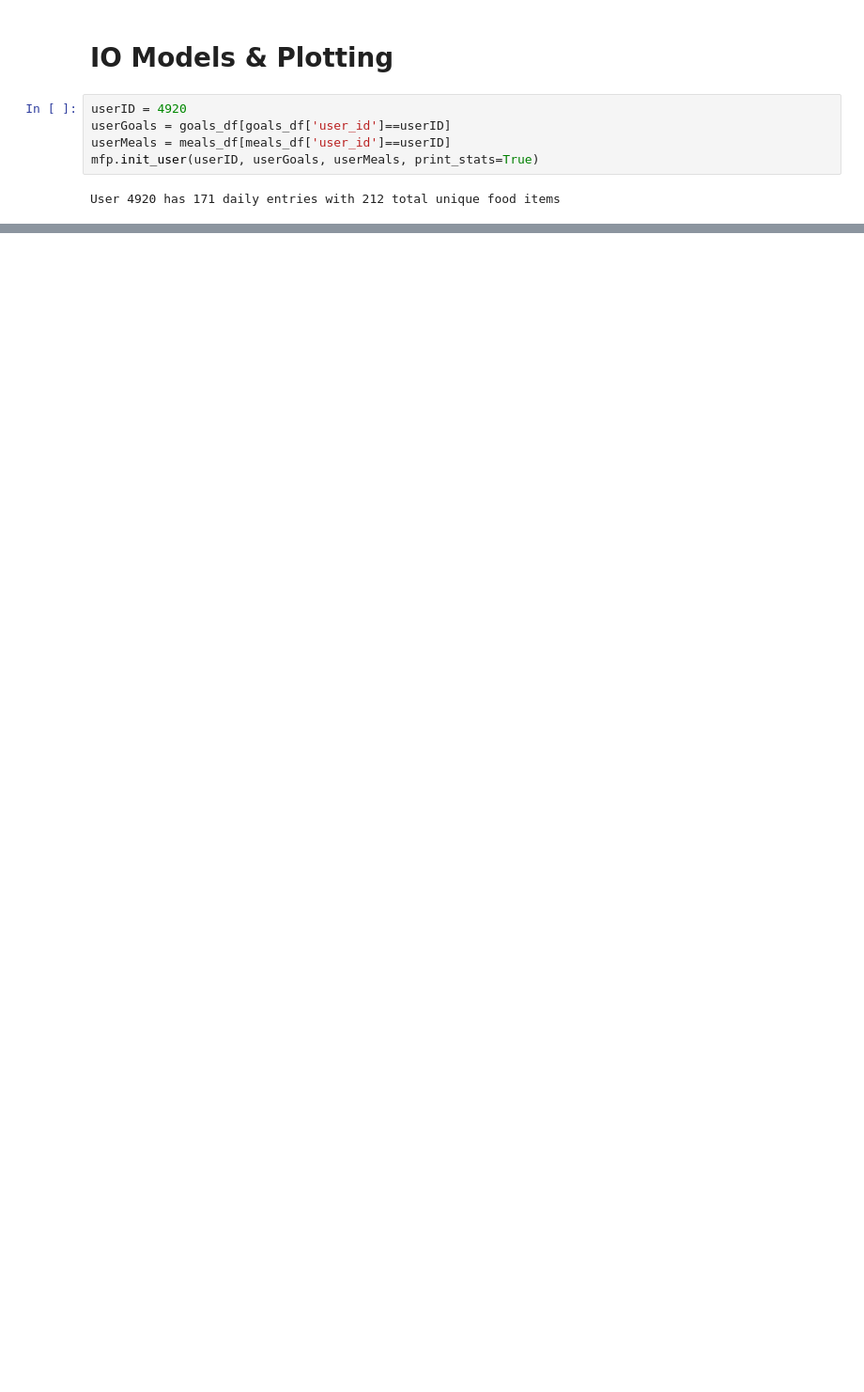
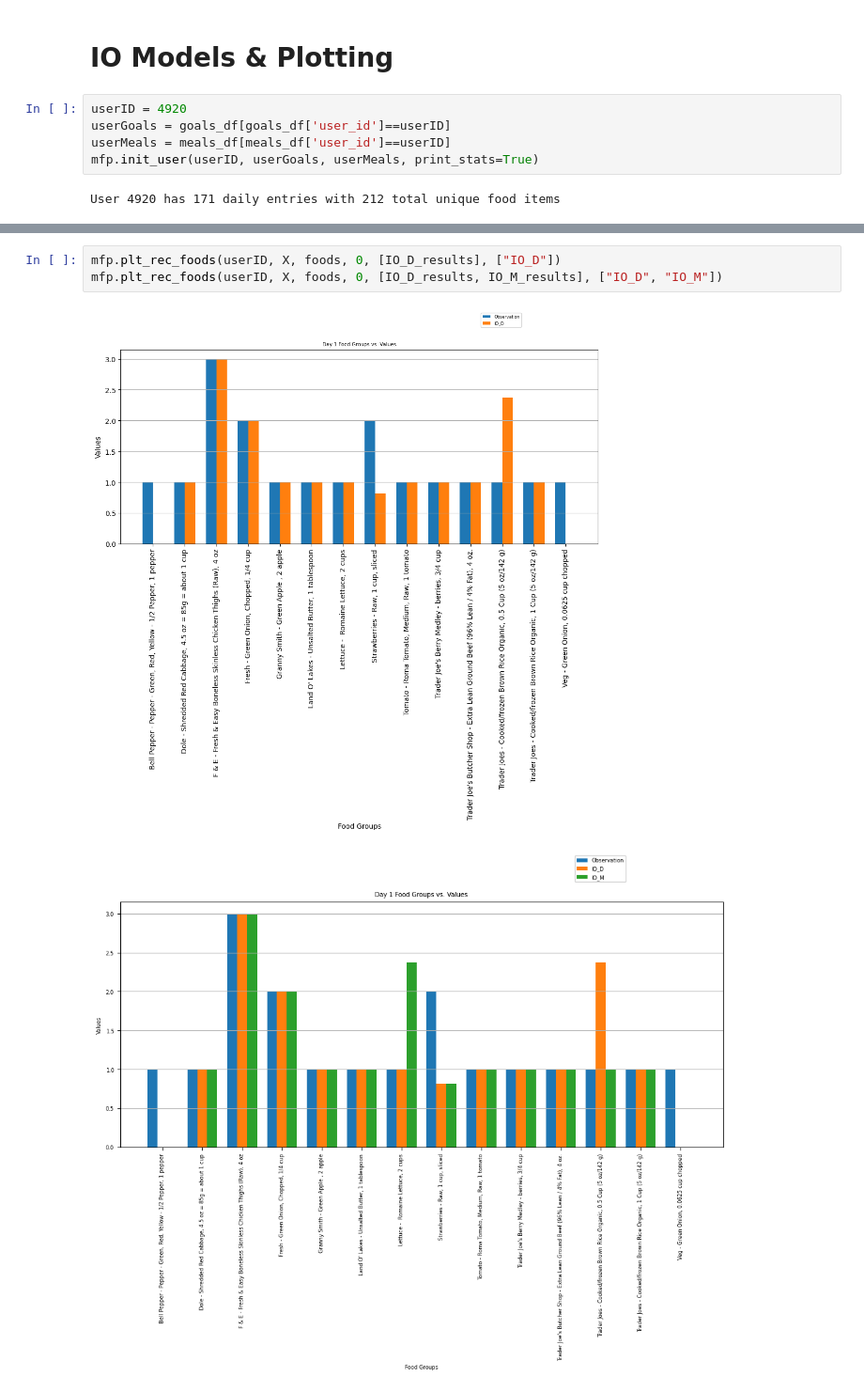
Before and after one commit to FarzinAhmadi/IO-with-behavior-Change, a Jupyter notebook: demo_functions.ipynb, the cells around one changed output, grey strips where cells are left out. Shown: that part at 94% size. Drawn from its saved outputs; the diff is of its cells as text; blank space fills up the shorter version.

```diff
--- a/demo_functions.ipynb
+++ b/demo_functions.ipynb
@@ -127,0 +86,6 @@ range(0, 6)
+# %%
+mfp.plt_rec_foods(userID, X, foods, 0, [IO_D_results], ["IO_D"])
+mfp.plt_rec_foods(userID, X, foods, 0, [IO_D_results, IO_M_results], ["IO_D", "IO_M"])
+# %% [output]
+[figure, added]
+[figure, added]
```
Also changed, not shown: parts of 7 cells of this notebook, 8 other files.
